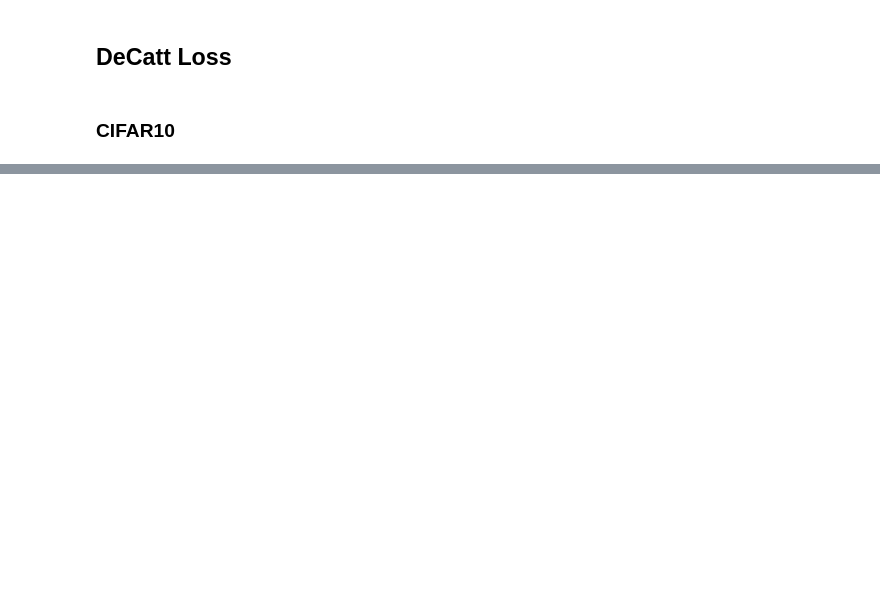
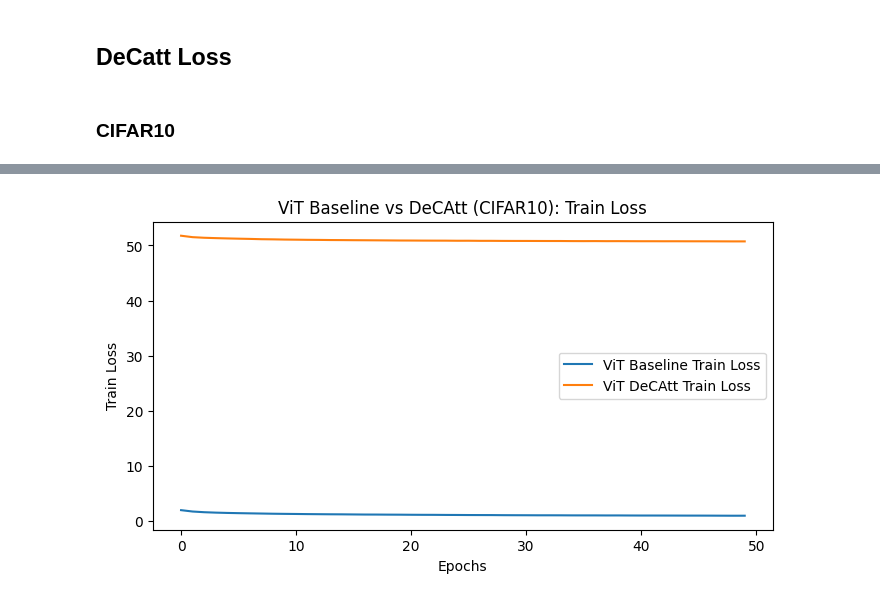
Before and after one commit to SamruddhiLahoti/ViTTrainingOptimizations, a Jupyter notebook: vit-inference.ipynb, the cells around one changed output, grey strips where cells are left out. Cells and saved outputs as stored; diff of their text form; code cells hidden in the pictures; blank space fills up the shorter version.

```diff
--- a/vit-inference.ipynb
+++ b/vit-inference.ipynb
@@ -78,0 +66,5 @@ plot("DeCatt", f"stats/old2-decatt/vit_baseline_cifar10_trainloss.txt", f"stats/
+# %%
+files = ["vit_baseline_cifar10_trainloss.txt", "vit_decatt_cifar10_trainloss.txt"]
+plot("stats", files, "Train Loss", "CIFAR10")
+# %% [output]
+[figure, added]
```
Also changed, not shown: parts of 11 cells of this notebook, 23 other files.
